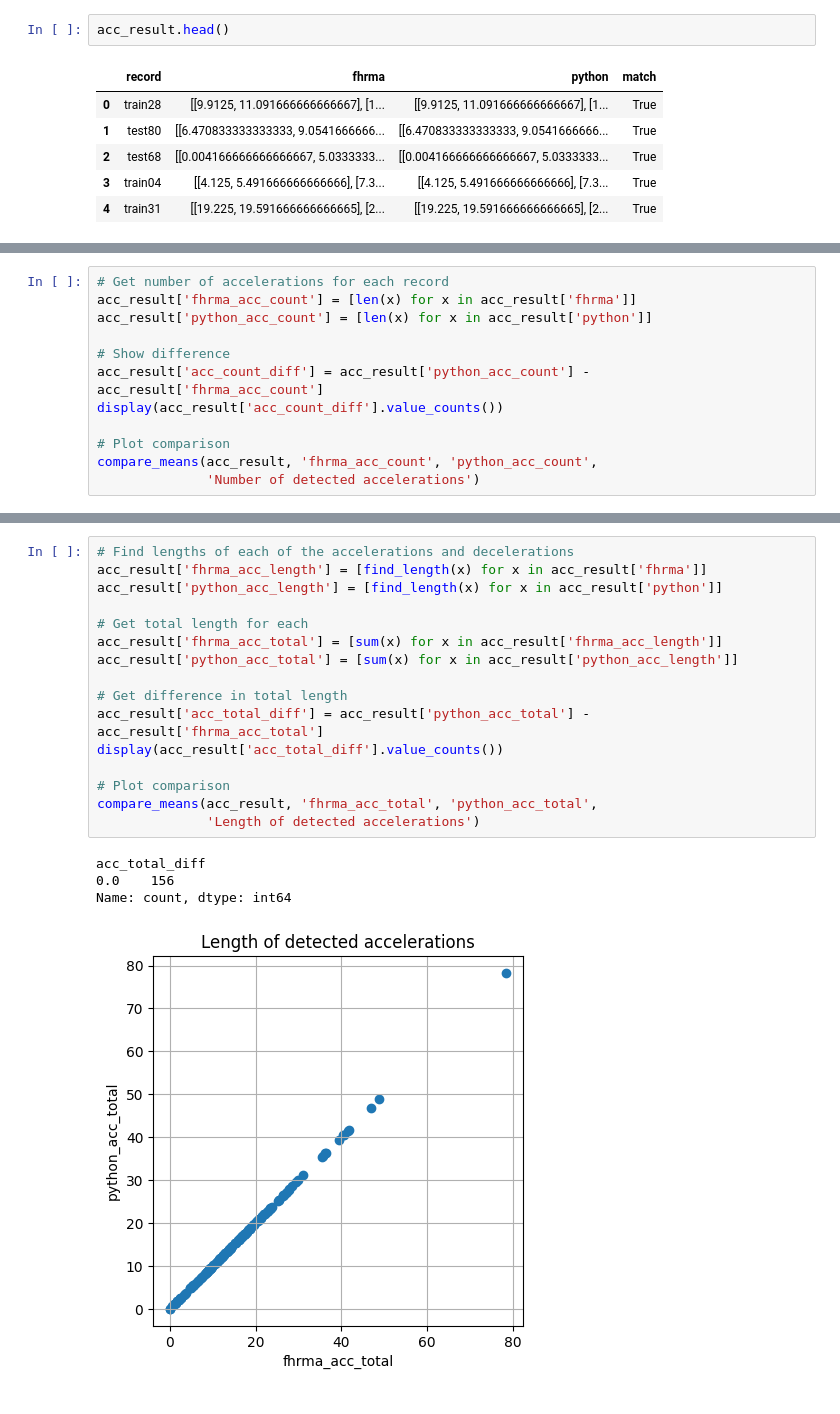
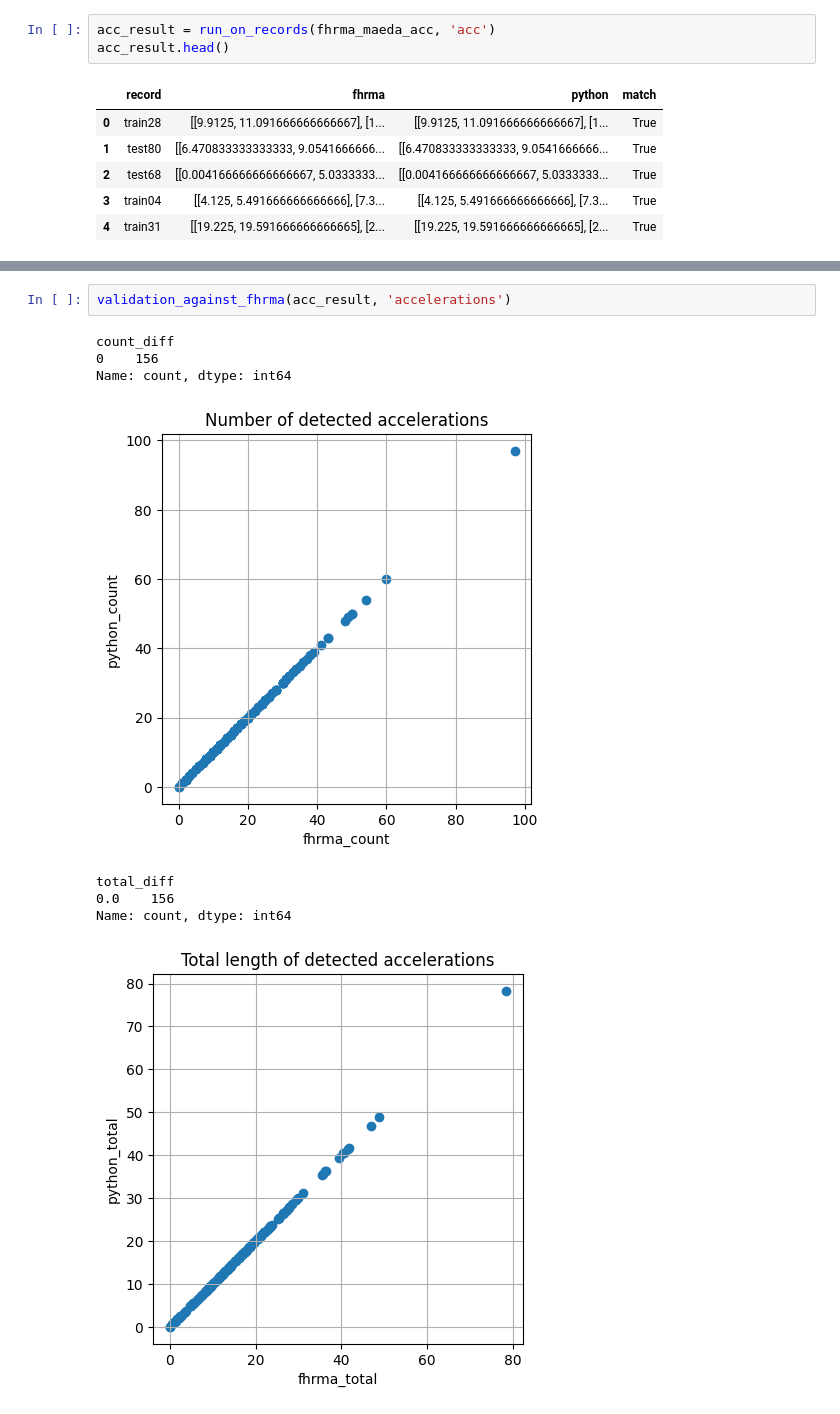
Before and after one commit to birth-outcomes/fhrma_python, a Jupyter notebook: maeda_2012_accelerations_decelerations.ipynb, the cells around one changed output, grey strips where cells are left out. Saved outputs shown, nothing was run; the diff lists cells and outputs as text.

```diff
--- a/maeda_2012_accelerations_decelerations.ipynb
+++ b/maeda_2012_accelerations_decelerations.ipynb
@@ -290,4 +396,5 @@ dec_result = pd.DataFrame(acc, columns=['record', 'fhrma', 'python', 'match'])
 # %%
+acc_result = run_on_records(fhrma_maeda_acc, 'acc')
 acc_result.head()
 # %% [output]
 |  | record | fhrma | python | match |
@@ -322,12 +405,0 @@ def compare_means(df, x, y, title):
-# %%
-# Get number of accelerations for each record
-acc_result['fhrma_acc_count'] = [len(x) for x in acc_result['fhrma']]
-acc_result['python_acc_count'] = [len(x) for x in acc_result['python']]
-
-# Show difference
-acc_result['acc_count_diff'] = acc_result['python_acc_count'] - acc_result['fhrma_acc_count']
-display(acc_result['acc_count_diff'].value_counts())
-
-# Plot comparison
-compare_means(acc_result, 'fhrma_acc_count', 'python_acc_count',
-              'Number of detected accelerations')
@@ -358,22 +406,12 @@ def find_length(arr):
-# %%
-# Find lengths of each of the accelerations and decelerations
-acc_result['fhrma_acc_length'] = [find_length(x) for x in acc_result['fhrma']]
-acc_result['python_acc_length'] = [find_length(x) for x in acc_result['python']]
-
-# Get total length for each
-acc_result['fhrma_acc_total'] = [sum(x) for x in acc_result['fhrma_acc_length']]
-acc_result['python_acc_total'] = [sum(x) for x in acc_result['python_acc_length']]
-
-# Get difference in total length
-acc_result['acc_total_diff'] = acc_result['python_acc_total'] - acc_result['fhrma_acc_total']
-display(acc_result['acc_total_diff'].value_counts())
-
-# Plot comparison
-compare_means(acc_result, 'fhrma_acc_total', 'python_acc_total',
-              'Length of detected accelerations')
-# %% [output]
-acc_total_diff
-0.0    156
-Name: count, dtype: int64
-[figure, removed]
+# %%
+validation_against_fhrma(acc_result, 'accelerations')
+# %% [output]
+count_diff
+0    156
+Name: count, dtype: int64
+[figure, added]
+total_diff
+0.0    156
+Name: count, dtype: int64
+[figure, added]
 # %% [markdown]
```
Also changed, not shown: parts of 21 cells of this notebook.
